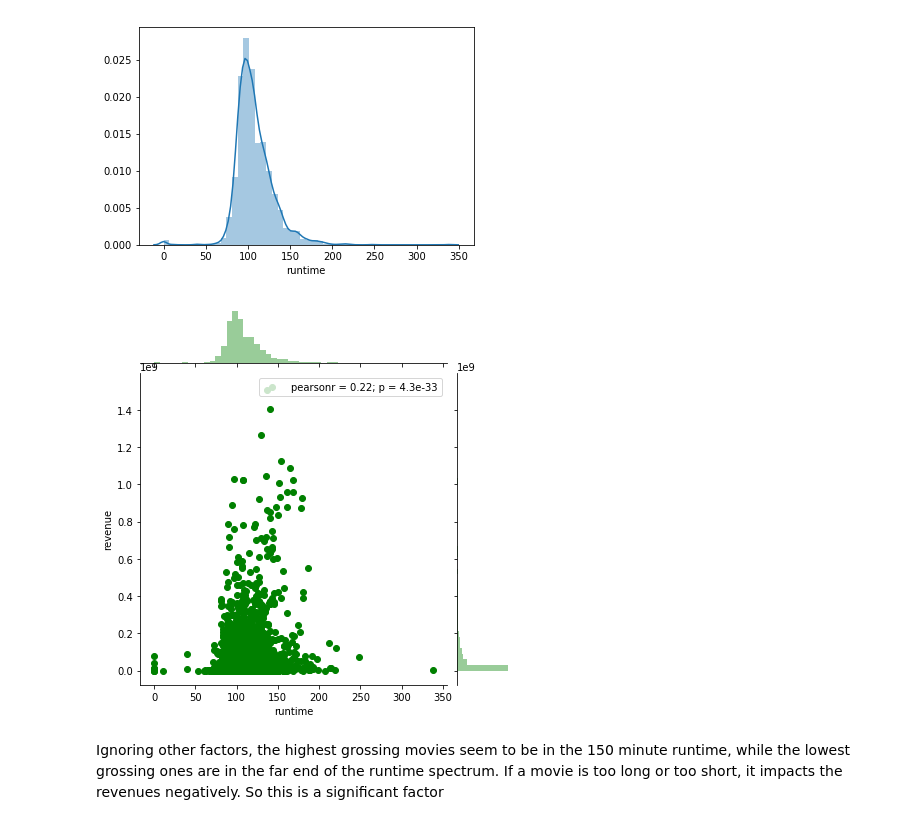
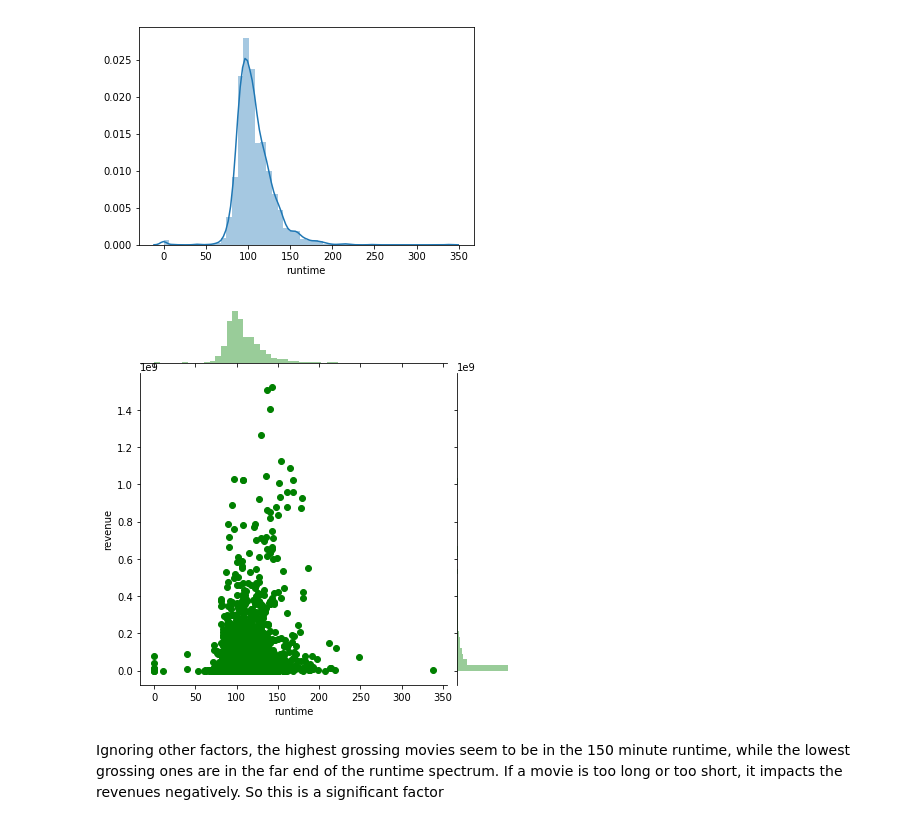
Before and after one commit to vnagapudi/W207-TMDB-Kaggle-Project, a Jupyter notebook: project_final_draft.ipynb, the cells around one changed output. Drawn from its saved outputs; the diff is of its cells as text; code cells hidden in the pictures.

```diff
--- a/project_final_draft.ipynb
+++ b/project_final_draft.ipynb
@@ -555,9 +555,11 @@ plt.show()
 # %% [output]
 [figure]
 # %%
+train['runtime'] = pd.to_numeric(train['runtime'], errors='coerce')
+train["runtime"] = train["runtime"].fillna(value=train["runtime"].mean())
 sns.jointplot(x="runtime", y="revenue", data=train, color="g")
 plt.show()
 # %% [output]
-[figure, old version]
+[figure, new version]
 # %% [markdown]
 Ignoring other factors, the highest grossing movies seem to be in the 150 minute runtime, while the lowest grossing ones are in the far end of the runtime spectrum. If a movie is too long or too short, it impacts the revenues negatively. So this is a significant factor
```
Also changed, not shown: parts of 20 cells of this notebook.
